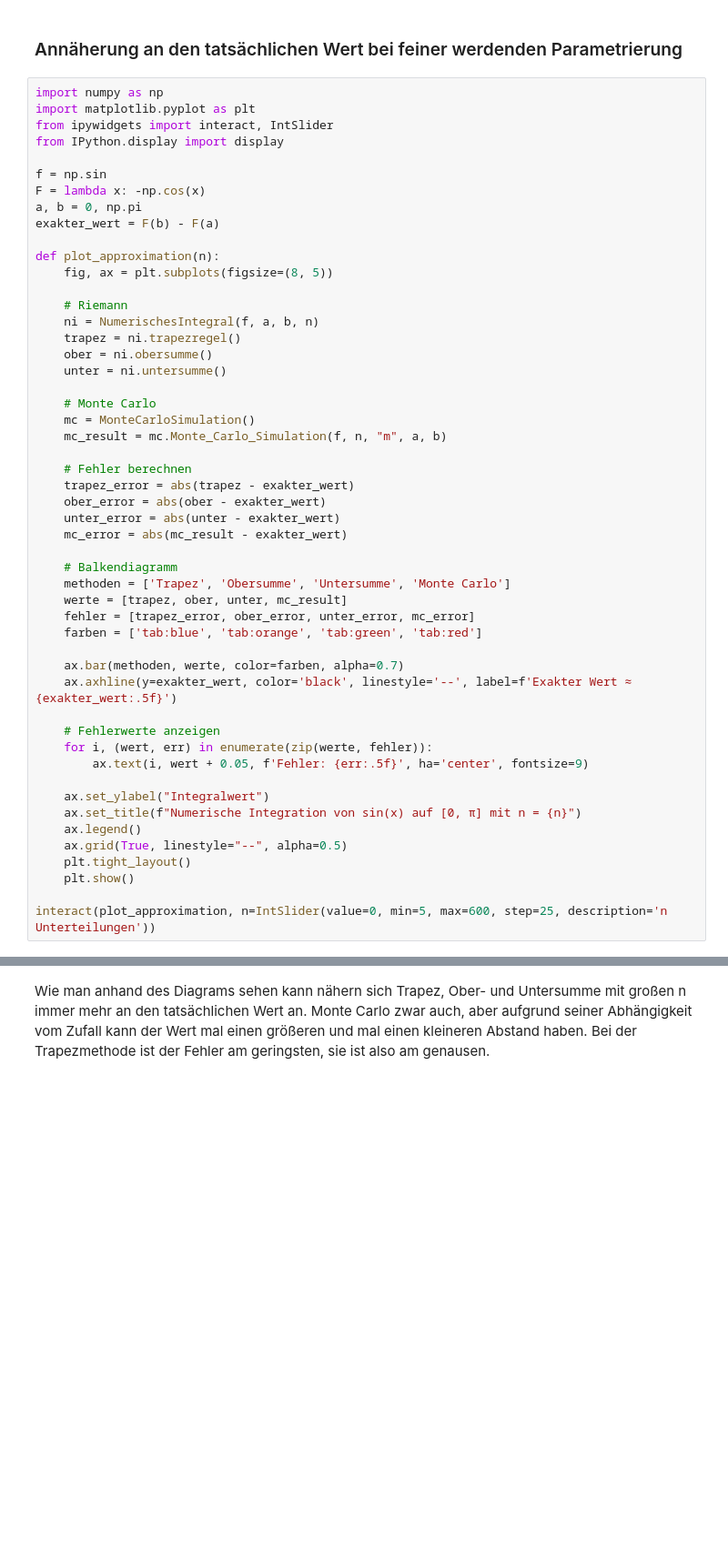
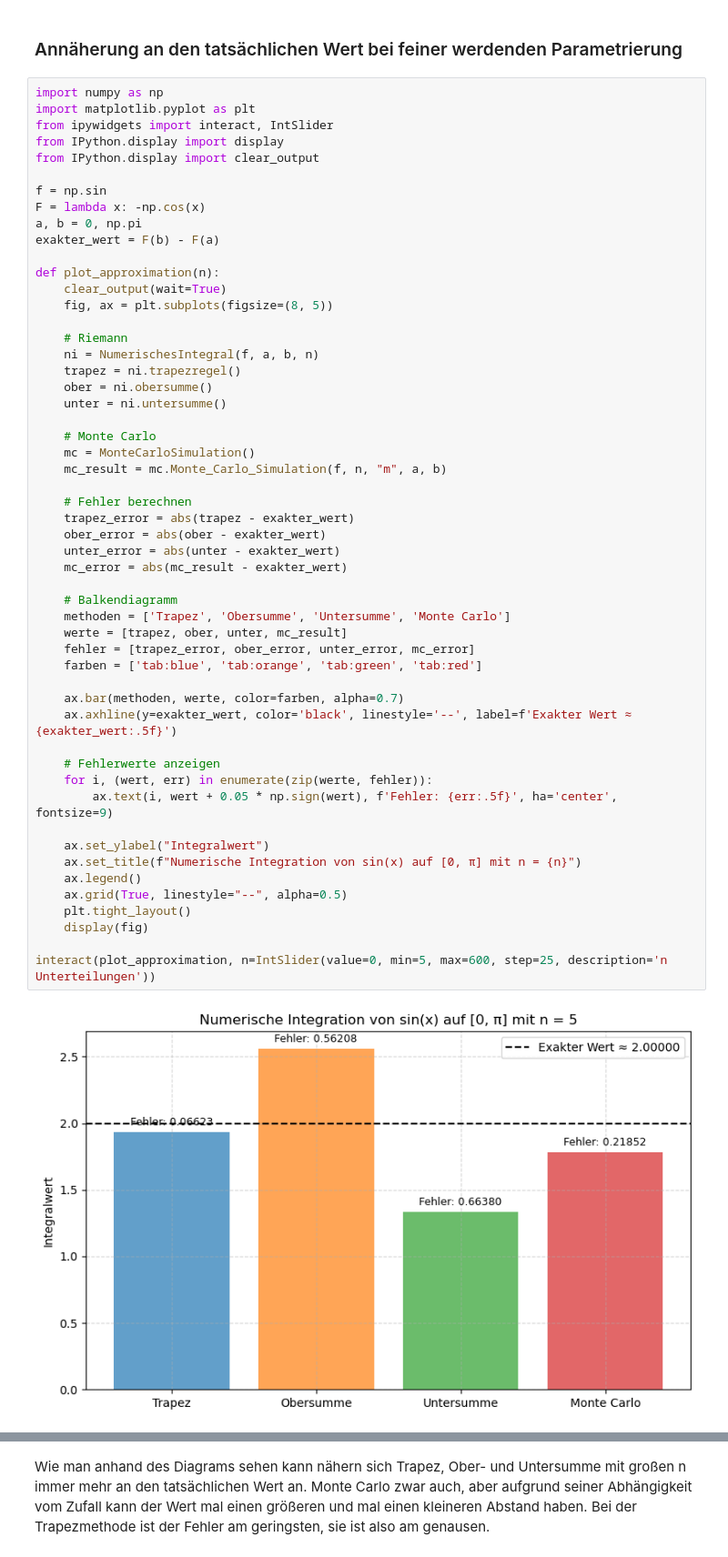
Before and after one commit to SildiCapani/SPL-Programmentwurf, a Jupyter notebook: Integration.ipynb, the cells around one changed output, grey strips where cells are left out. Shown at 91% size. Drawn from its saved outputs; the diff is of its cells as text; blank space fills up the shorter version.

```diff
--- a/Integration.ipynb
+++ b/Integration.ipynb
@@ -814,6 +814,7 @@ import numpy as np
 import matplotlib.pyplot as plt
 from ipywidgets import interact, IntSlider
 from IPython.display import display
+from IPython.display import clear_output
 
 f = np.sin
 F = lambda x: -np.cos(x)
@@ -821,6 +822,7 @@ a, b = 0, np.pi
 exakter_wert = F(b) - F(a)
 
 def plot_approximation(n):
+    clear_output(wait=True)
     fig, ax = plt.subplots(figsize=(8, 5))
 
     # Riemann
@@ -832,32 +834,33 @@ def plot_approximation(n):
     # Monte Carlo
     mc = MonteCarloSimulation()
     mc_result = mc.Monte_Carlo_Simulation(f, n, "m", a, b)
 
     # Fehler berechnen
     trapez_error = abs(trapez - exakter_wert)
     ober_error = abs(ober - exakter_wert)
     unter_error = abs(unter - exakter_wert)
     mc_error = abs(mc_result - exakter_wert)
 
     # Balkendiagramm
     methoden = ['Trapez', 'Obersumme', 'Untersumme', 'Monte Carlo']
     werte = [trapez, ober, unter, mc_result]
     fehler = [trapez_error, ober_error, unter_error, mc_error]
     farben = ['tab:blue', 'tab:orange', 'tab:green', 'tab:red']
 
     ax.bar(methoden, werte, color=farben, alpha=0.7)
     ax.axhline(y=exakter_wert, color='black', linestyle='--', label=f'Exakter Wert ≈ {exakter_wert:.5f}')
 
     # Fehlerwerte anzeigen
     for i, (wert, err) in enumerate(zip(werte, fehler)):
-        ax.text(i, wert + 0.05, f'Fehler: {err:.5f}', ha='center', fontsize=9)
+        ax.text(i, wert + 0.05 * np.sign(wert), f'Fehler: {err:.5f}', ha='center', fontsize=9)
 
     ax.set_ylabel("Integralwert")
     ax.set_title(f"Numerische Integration von sin(x) auf [0, π] mit n = {n}")
     ax.legend()
     ax.grid(True, linestyle="--", alpha=0.5)
     plt.tight_layout()
-    plt.show()
+    display(fig)
 
 interact(plot_approximation, n=IntSlider(value=0, min=5, max=600, step=25, description='n Unterteilungen'))
 # %% [output]
+[figure, added]
```
Also changed, not shown: parts of 8 cells of this notebook, 1 other file.
